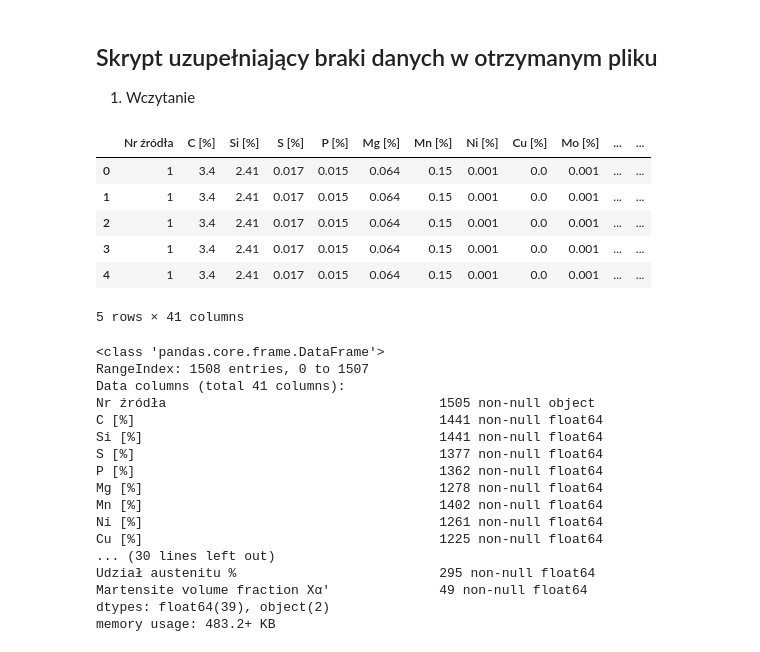
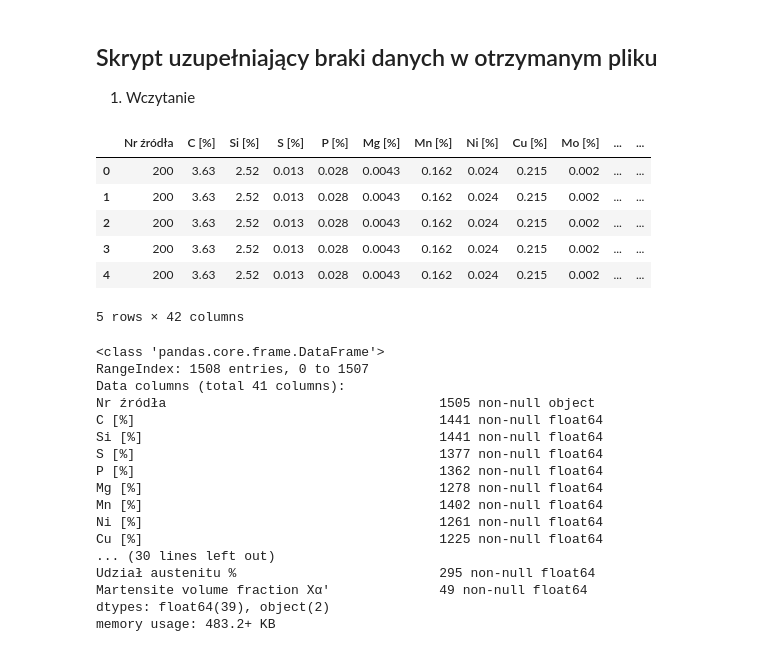
Before and after one commit to danielponikowski/metal, a Jupyter notebook: scripts/uzupelnienie_brakow.ipynb, the cells around one changed output. Saved outputs shown, nothing was run; the diff lists cells and outputs as text; code cells hidden in the pictures.

```diff
--- a/scripts/uzupelnienie_brakow.ipynb
+++ b/scripts/uzupelnienie_brakow.ipynb
@@ -5,17 +5,22 @@
 # %%
 import pandas as pd
 
-df = pd.read_csv("dane-zeliwo.csv")
+df = pd.read_csv("../data/dane-zeliwo.csv")
 del df['Unnamed: 0']
 df.head()
+
+test = pd.read_csv("../data/test.csv")
+del test['Unnamed: 0']
-# %% [output]
-|  | Nr źródła | C [%] | Si [%] | S [%] | P [%] | Mg [%] | Mn [%] | Ni [%] | Cu [%] | Mo [%] | ... | ... |
-| 0 | 1 | 3.4 | 2.41 | 0.017 | 0.015 | 0.064 | 0.15 | 0.001 | 0.0 | 0.001 | ... | ... |
-| 1 | 1 | 3.4 | 2.41 | 0.017 | 0.015 | 0.064 | 0.15 | 0.001 | 0.0 | 0.001 | ... | ... |
-| 2 | 1 | 3.4 | 2.41 | 0.017 | 0.015 | 0.064 | 0.15 | 0.001 | 0.0 | 0.001 | ... | ... |
-| 3 | 1 | 3.4 | 2.41 | 0.017 | 0.015 | 0.064 | 0.15 | 0.001 | 0.0 | 0.001 | ... | ... |
-| 4 | 1 | 3.4 | 2.41 | 0.017 | 0.015 | 0.064 | 0.15 | 0.001 | 0.0 | 0.001 | ... | ... |
-5 rows × 41 columns
+# %%
+test.head()
+# %% [output]
+|  | Nr źródła | C [%] | Si [%] | S [%] | P [%] | Mg [%] | Mn [%] | Ni [%] | Cu [%] | Mo [%] | ... | ... |
+| 0 | 200 | 3.63 | 2.52 | 0.013 | 0.028 | 0.0043 | 0.162 | 0.024 | 0.215 | 0.002 | ... | ... |
+| 1 | 200 | 3.63 | 2.52 | 0.013 | 0.028 | 0.0043 | 0.162 | 0.024 | 0.215 | 0.002 | ... | ... |
+| 2 | 200 | 3.63 | 2.52 | 0.013 | 0.028 | 0.0043 | 0.162 | 0.024 | 0.215 | 0.002 | ... | ... |
+| 3 | 200 | 3.63 | 2.52 | 0.013 | 0.028 | 0.0043 | 0.162 | 0.024 | 0.215 | 0.002 | ... | ... |
+| 4 | 200 | 3.63 | 2.52 | 0.013 | 0.028 | 0.0043 | 0.162 | 0.024 | 0.215 | 0.002 | ... | ... |
+5 rows × 42 columns
 # %%
 df.info()
 # %% [output]
```
Also changed, not shown: parts of 9 cells of this notebook, 8 other files.
